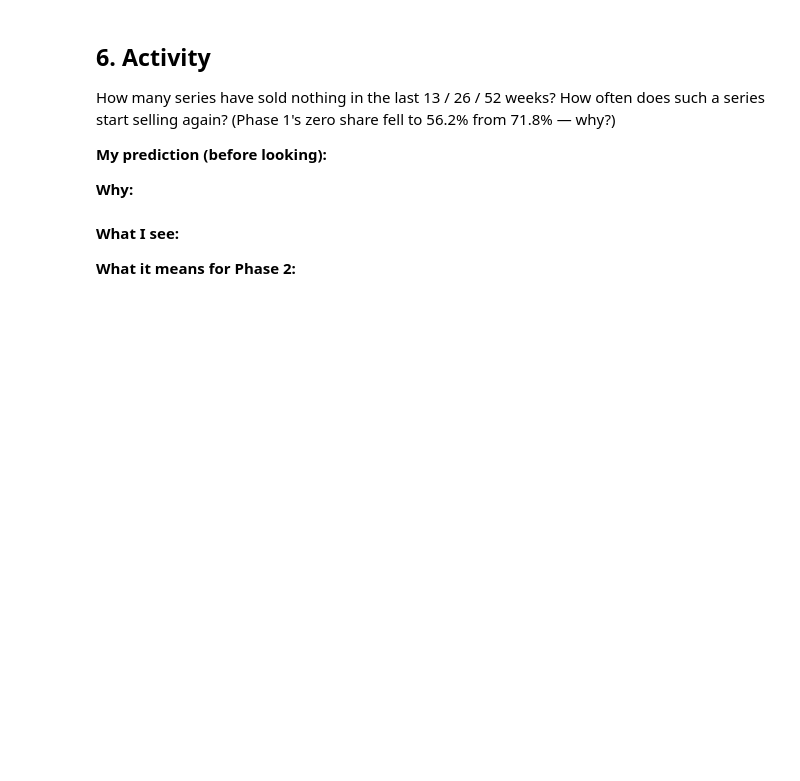
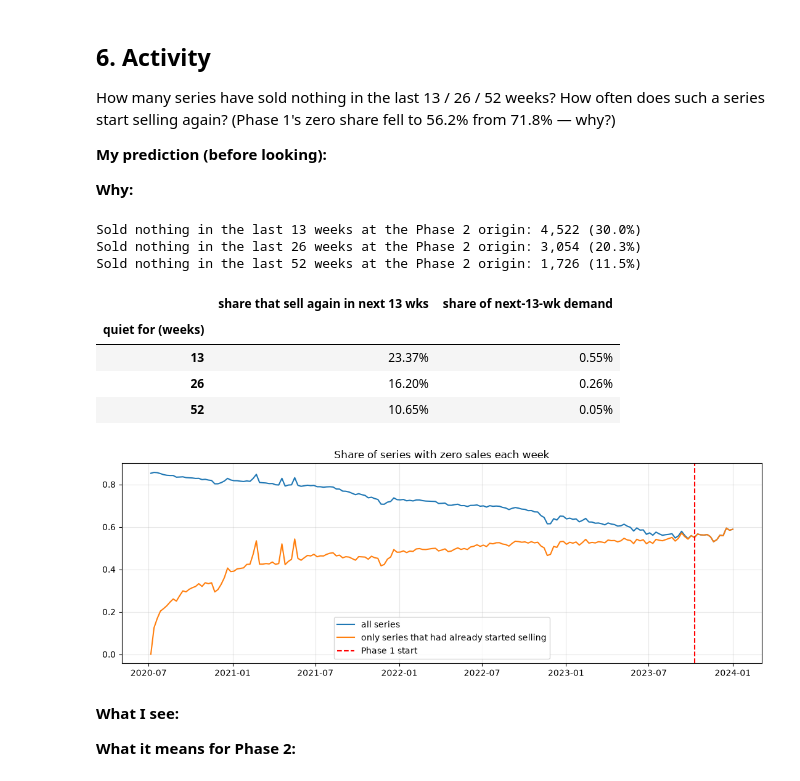
Before and after one commit to hozaifaanwar/vn1-forecasting, a Jupyter notebook: notebooks/08_session8_demand.ipynb, the cells around one changed output. Drawn from its saved outputs; the diff is of its cells as text; code cells hidden in the pictures; blank space fills up the shorter version.

```diff
--- a/notebooks/08_session8_demand.ipynb
+++ b/notebooks/08_session8_demand.ipynb
@@ -555,6 +604,47 @@ How many series have sold nothing in the last 13 / 26 / 52 weeks? How often does
 **My prediction (before looking):**
 
 **Why:**
+# %%
+# Q6: activity (run Q5 first: uses vals and first_idx)
+o2 = len(sales.columns) - 1                                   # Phase 2 origin = 2024-01-01
+for n in [13, 26, 52]:
+    dormant = (vals[:, o2 - n + 1 : o2 + 1] == 0).all(axis=1)
+    print(f"Sold nothing in the last {n} weeks at the Phase 2 origin: {dormant.sum():,} ({dormant.mean():.1%})")
+
+# How often do quiet series wake up, and how much do they sell when they do?
+rows = []
+for o in range(60, len(sales.columns) - 13, 4):
+    nxt = vals[:, o + 1 : o + 14]
+    for n in [13, 26, 52]:
+        dormant = (vals[:, o - n + 1 : o + 1] == 0).all(axis=1) & (first_idx <= o)   # started, then went quiet
+        if dormant.any():
+            rows.append({"quiet for (weeks)": n,
+                         "share that sell again in next 13 wks": (nxt[dormant] > 0).any(axis=1).mean(),
+                         "share of next-13-wk demand": nxt[dormant].sum() / nxt.sum()})
+display(pd.DataFrame(rows).groupby("quiet for (weeks)").mean().map("{:.2%}".format))
+
+# Why did the weekly zero share fall from 71.8% to 56.2%?
+alive_all = first_idx[:, None] <= np.arange(vals.shape[1])
+plt.figure(figsize=(11, 4))
+plt.plot(sales.columns, (vals == 0).mean(axis=0), label="all series")
+plt.plot(sales.columns, ((vals == 0) & alive_all).sum(axis=0) / alive_all.sum(axis=0),
+         label="only series that had already started selling")
+plt.axvline(PHASE1_START, color="red", linestyle="--", label="Phase 1 start")
+plt.title("Share of series with zero sales each week")
+plt.legend()
+plt.grid(alpha=0.3)
+plt.tight_layout()
+plt.show()
+# %% [output]
+Sold nothing in the last 13 weeks at the Phase 2 origin: 4,522 (30.0%)
+Sold nothing in the last 26 weeks at the Phase 2 origin: 3,054 (20.3%)
+Sold nothing in the last 52 weeks at the Phase 2 origin: 1,726 (11.5%)
+|  | share that sell again in next 13 wks | share of next-13-wk demand |
+| quiet for (weeks) |  |  |
+| 13 | 23.37% | 0.55% |
+| 26 | 16.20% | 0.26% |
+| 52 | 10.65% | 0.05% |
+[figure, added]
 # %% [markdown]
 **What I see:**
 
```
Also changed, not shown: parts of 1 cell of this notebook.
